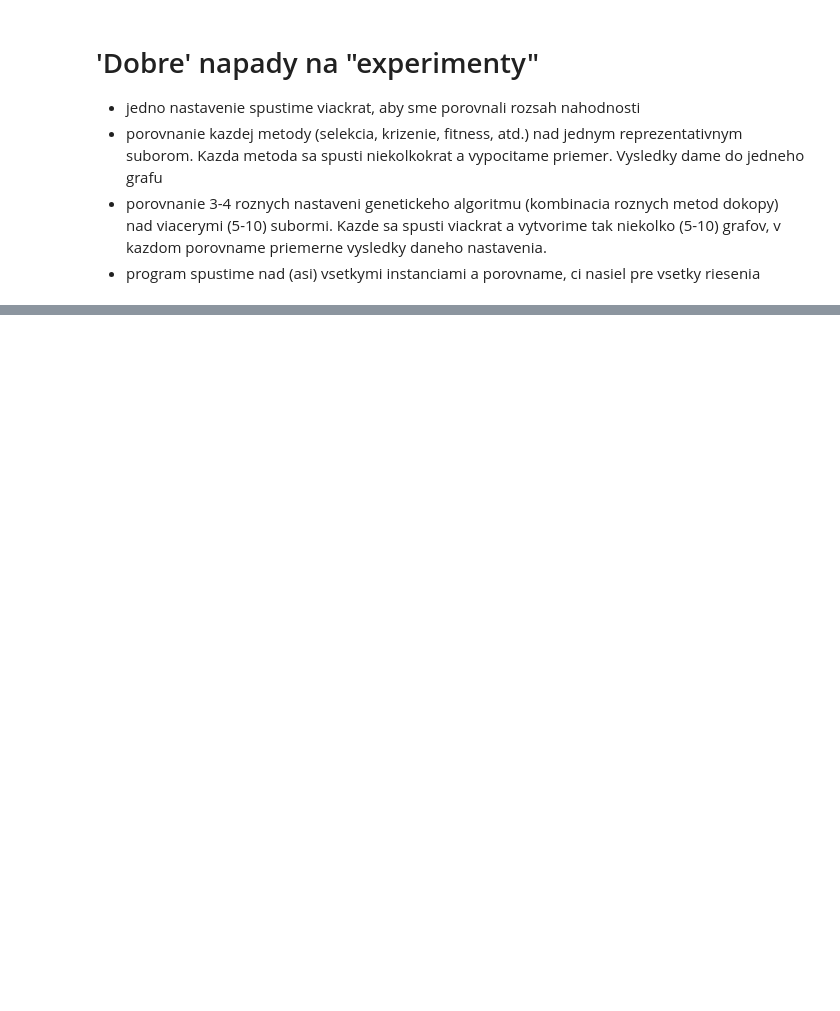
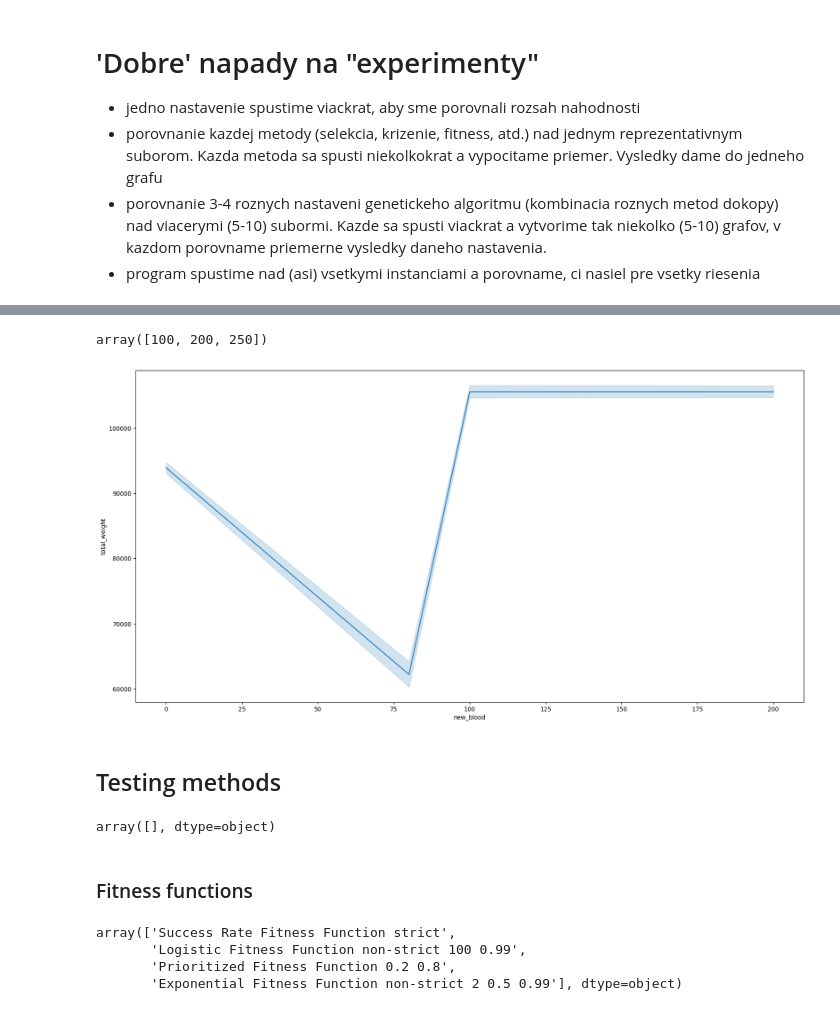
Before and after one commit to davidus27/MWSAT-problem, a Jupyter notebook: visualization.ipynb, the cells around one changed output, grey strips where cells are left out. Cells and saved outputs as stored; diff of their text form; code cells hidden in the pictures; blank space fills up the shorter version.

```diff
--- a/visualization.ipynb
+++ b/visualization.ipynb
@@ -178,0 +104,31 @@ tester.find_solution(filename)
+# %%
+# load data from results/whitebox
+# and create a dataframe with all the data
+import json
+
+# list all files in the directory
+files = os.listdir("all_results/white_box_huge/white_box/")
+
+# create a dataframe with all the data
+lines = []
+white_box_dfs = []
+
+for file in files:
+    # open file
+    with open("all_results/white_box_huge/white_box/" + file, "r") as f:
+        # each line is json object with data
+        for line in f:
+            # load json object
+            line = line.replace("'", '"').strip()
+            data = json.loads(line)
+
+            lines.append(data)
+
+    df = pd.DataFrame(lines)
+    white_box_dfs.append(df)
+    lines = []
+
+for index, _ in enumerate(white_box_dfs):
+    df_temp = pd.DataFrame(white_box_dfs[index]['method'].tolist())
+    white_box_dfs[index] = white_box_dfs[index].join(df_temp)
+    white_box_dfs[index].drop("method", axis=1, inplace=True)
@@ -178,0 +188,16 @@ tester.find_solution(filename)
+# %%
+white_box_dfs[1]["reproduction_count"].unique()
+# %% [output]
+array([100, 200, 250])
+# %%
+# concat dataframes and plot a performance graph of reproduction_count and total weight
+df = white_box_dfs[0]
+df = df.sort_values(by=["new_blood"], ascending=True)
+
+plt.figure(figsize=(20, 10))
+sns.lineplot(x="new_blood", y="total_weight", data=df)
+plt.show()
+# %% [output]
+[figure, added]
+# %% [markdown]
+## Testing methods
@@ -178,0 +235,4 @@ tester.find_solution(filename)
+# %%
+df["filename"].unique()
+# %% [output]
+array([], dtype=object)
@@ -178,0 +270,9 @@ tester.find_solution(filename)
+# %% [markdown]
+### Fitness functions
+# %%
+white_box_methods_dfs[0]["fitness_function"].unique()
+# %% [output]
+array(['Success Rate Fitness Function strict',
+       'Logistic Fitness Function non-strict 100 0.99',
+       'Prioritized Fitness Function 0.2 0.8',
+       'Exponential Fitness Function non-strict 2 0.5 0.99'], dtype=object)
```
Also changed, not shown: parts of 55 cells of this notebook, 6 other files.
